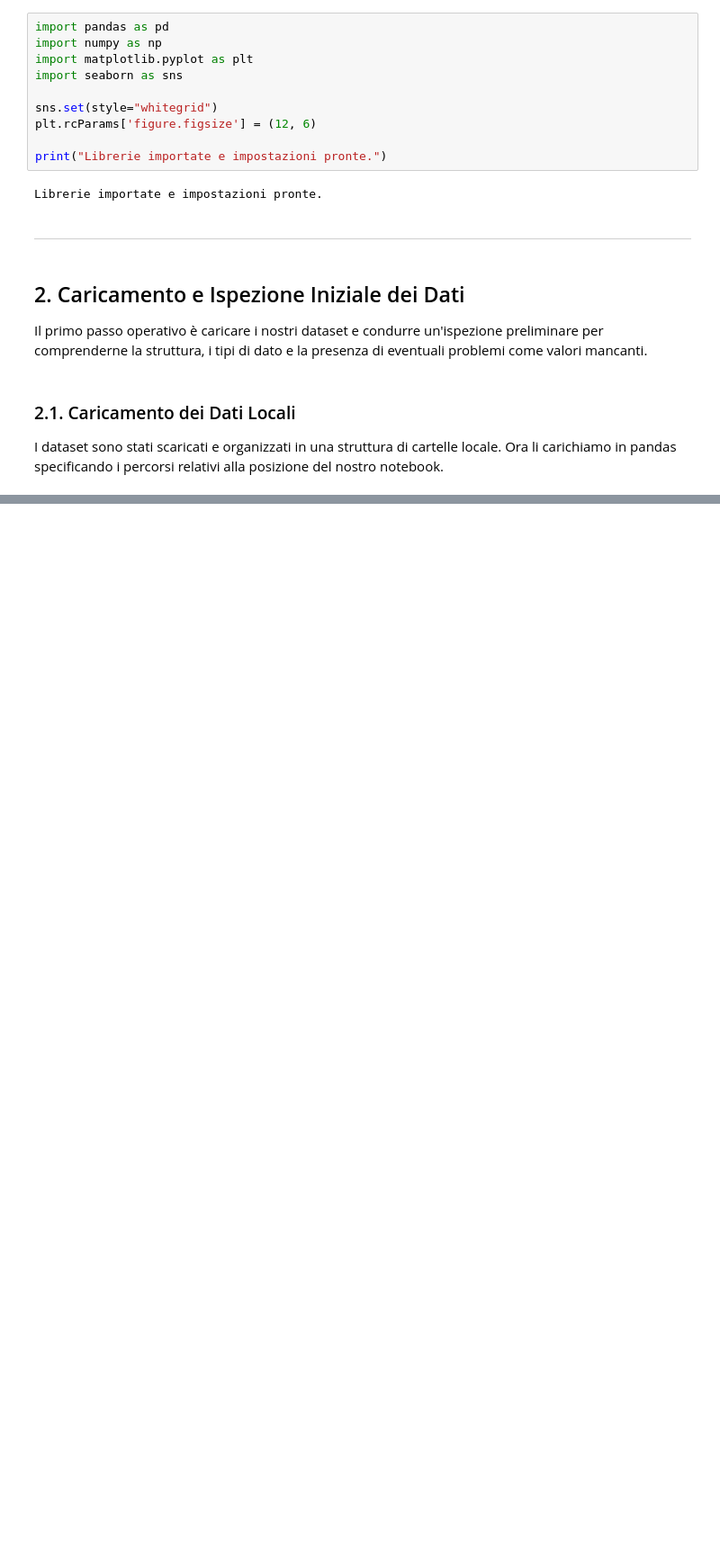
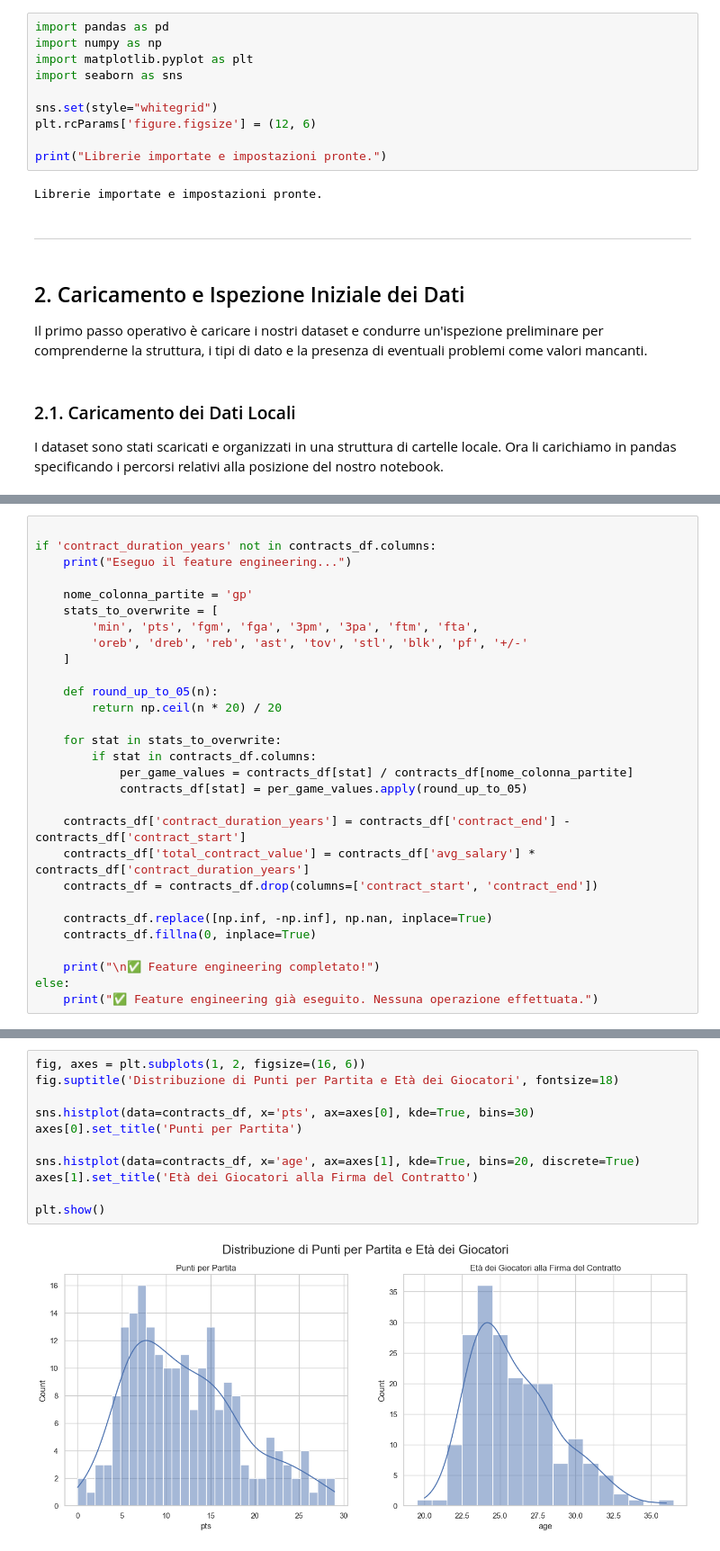
Before and after one commit to alessiobifulco/NBA-Salary-Prediction, a Jupyter notebook: notebook/project.ipynb, the cells around one changed output, grey strips where cells are left out. Shown: that part at 90% size. Drawn from its saved outputs; the diff is of its cells as text; blank space fills up the shorter version.

```diff
--- a/notebook/project.ipynb
+++ b/notebook/project.ipynb
@@ -85,0 +128,29 @@ Prime 5 righe del DataFrame dei Contratti:
+# %%
+
+if 'contract_duration_years' not in contracts_df.columns:
+    print("Eseguo il feature engineering...")
+
+    nome_colonna_partite = 'gp'
+    stats_to_overwrite = [
+        'min', 'pts', 'fgm', 'fga', '3pm', '3pa', 'ftm', 'fta',
+        'oreb', 'dreb', 'reb', 'ast', 'tov', 'stl', 'blk', 'pf', '+/-'
+    ]
+
+    def round_up_to_05(n):
+        return np.ceil(n * 20) / 20
+
+    for stat in stats_to_overwrite:
+        if stat in contracts_df.columns:
+            per_game_values = contracts_df[stat] / contracts_df[nome_colonna_partite]
+            contracts_df[stat] = per_game_values.apply(round_up_to_05)
+
+    contracts_df['contract_duration_years'] = contracts_df['contract_end'] - contracts_df['contract_start']
+    contracts_df['total_contract_value'] = contracts_df['avg_salary'] * contracts_df['contract_duration_years']
+    contracts_df = contracts_df.drop(columns=['contract_start', 'contract_end'])
+
+    contracts_df.replace([np.inf, -np.inf], np.nan, inplace=True)
+    contracts_df.fillna(0, inplace=True)
+
+    print("\n✅ Feature engineering completato!")
+else:
+    print("✅ Feature engineering già eseguito. Nessuna operazione effettuata.")
@@ -85,0 +272,13 @@ Prime 5 righe del DataFrame dei Contratti:
+# %%
+fig, axes = plt.subplots(1, 2, figsize=(16, 6))
+fig.suptitle('Distribuzione di Punti per Partita e Età dei Giocatori', fontsize=18)
+
+sns.histplot(data=contracts_df, x='pts', ax=axes[0], kde=True, bins=30)
+axes[0].set_title('Punti per Partita')
+
+sns.histplot(data=contracts_df, x='age', ax=axes[1], kde=True, bins=20, discrete=True)
+axes[1].set_title('Età dei Giocatori alla Firma del Contratto')
+
+plt.show()
+# %% [output]
+[figure, added]
```
Also changed, not shown: parts of 47 cells of this notebook, 7 other files.
